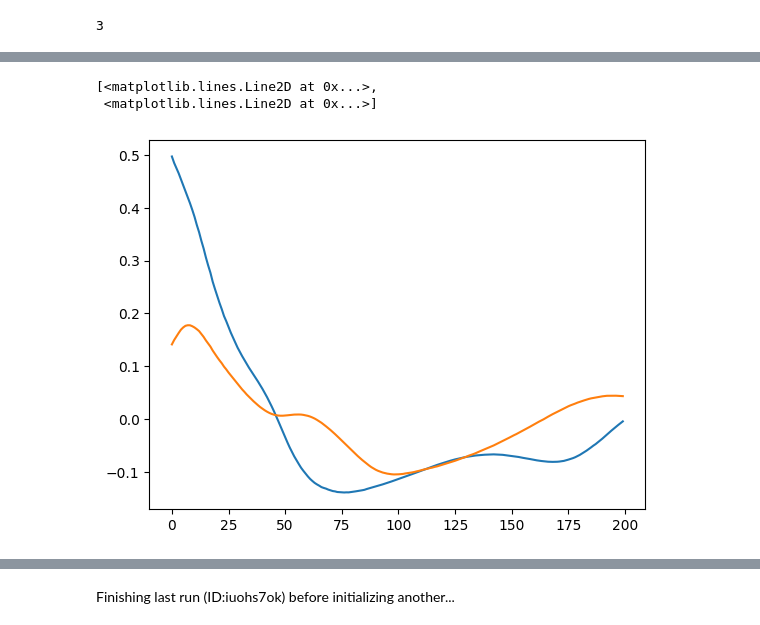
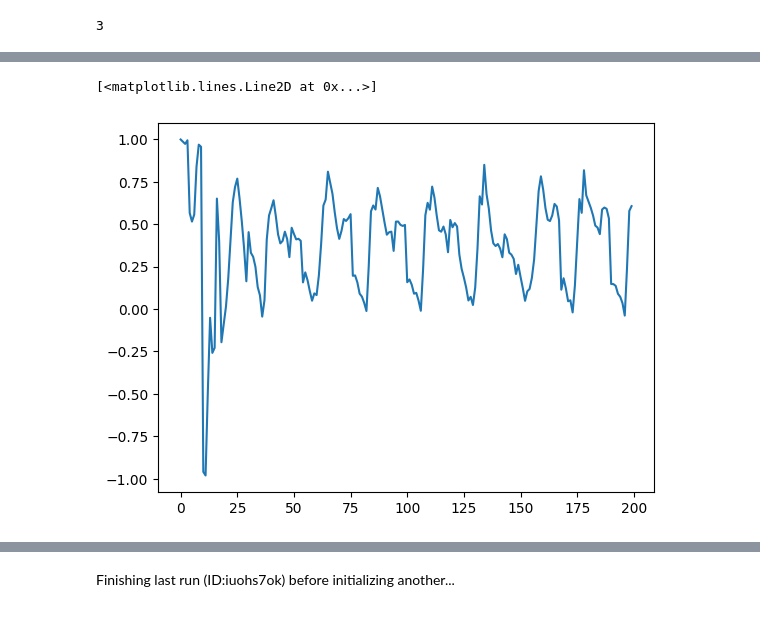
Before and after one commit to cstein06/tdmpc2, a Jupyter notebook: tdmpc2/test.ipynb, the cells around one changed output, grey strips where cells are left out. Saved outputs shown, nothing was run; the diff lists cells and outputs as text; code cells hidden in the pictures.

```diff
--- a/tdmpc2/test.ipynb
+++ b/tdmpc2/test.ipynb
@@ -34,0 +86,8 @@ Using custom model size.
+# %%
+# artifact = trainer.logger._wandb.run.use_artifact('cstein06/control/pointmass-mine-default-dry-pine-448-final:v0', type='model')
+artifact = trainer.logger._wandb.run.use_artifact('cstein06/control/walker-walk-default-copper-lake-525-final:v0', type='model')
+
+# artifact = trainer.logger._wandb.run.use_artifact(cfg.checkpoint_wandb, type='model')
+artifact_dir = artifact.download()
+artifact_path = artifact_dir + f'/{cfg.checkpoint_filename}'
+trainer.agent.load(artifact_path)
@@ -69,7 +146,7 @@ logger = Logger(cfg)
 # %%
-artifact = logger._wandb.run.use_artifact(cfg.checkpoint_wandb, type='model')
+artifact = trainer.logger._wandb.run.use_artifact(cfg.checkpoint_wandb, type='model')
 artifact_dir = artifact.download()
 artifact_path = artifact_dir + f'/{cfg.checkpoint_filename}'
-agent=TDMPC2(cfg)
-agent.load(artifact_path)
+trainer.agent=TDMPC2(cfg)
+trainer.agent.load(artifact_path)
 # %% [output]
@@ -81,14 +168,16 @@ check episodes
 # filename = 'cstein06/control/run-05xxvaqd-log_episodes.npy:v20'
 # filename = 'cstein06/control/run-9id0lp8y-log_episodes.npy:v7'
 # filename = 'cstein06/control/run-k7egyjkl-log_episodes.npy:v69'
-filename = 'cstein06/control/run-supqmvl1-log_episodes.npy:v9'
+filename = 'run-zd3pngjx-log_episodes.npy:v0'
 # %%
 artifact = trainer.logger._wandb.run.use_artifact(filename, type='unspecified')
 artifact_path = artifact.download()
 # %% [output]
 wandb:   1 of 1 files downloaded.
 # %%
-epis = torch.load(artifact_path + "\\log_episodes.npy")
+import os
+
+epis = torch.load(os.path.join(artifact_path, "log_episodes.npy"))
 # %%
 len(epis)
 # %% [output]
@@ -96,6 +357,5 @@ len(epis)
 # %%
-plt.plot(epis[0]["action"])
+plt.plot(epis[0]["action"][:,1])
 # %% [output]
-[<matplotlib.lines.Line2D at 0x...>,
- <matplotlib.lines.Line2D at 0x...>]
+[<matplotlib.lines.Line2D at 0x...>]
-[figure, old version]
+[figure, new version]
```
Also changed, not shown: parts of 71 cells of this notebook, 8 other files.
